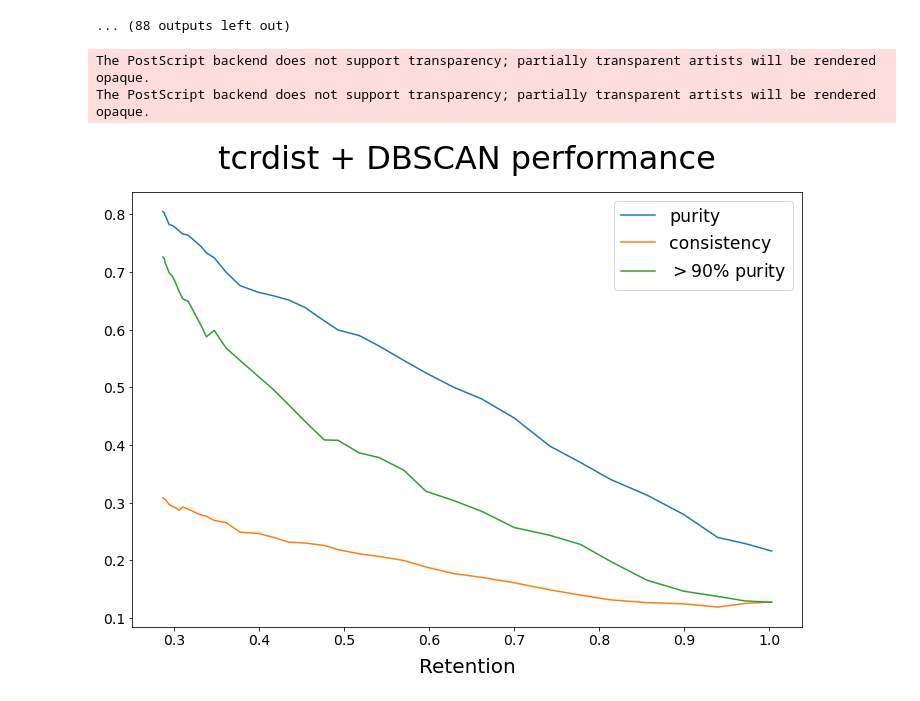
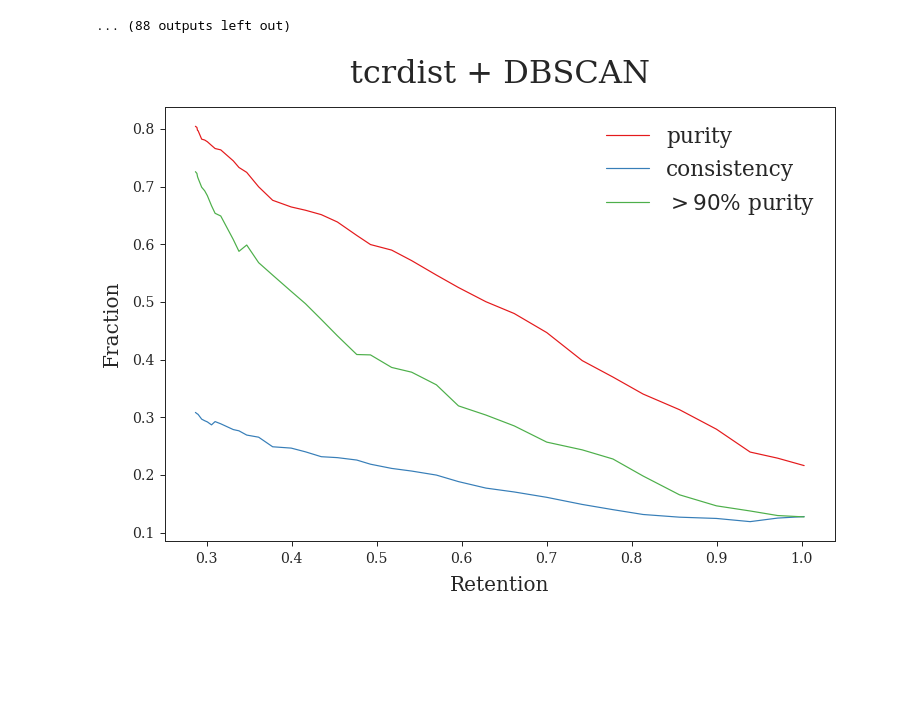
Before and after one commit to svalkiers/clusTCR, a Jupyter notebook: analysis/tcrdist_DBSCAN_parameters.ipynb, the cells around one changed output. Drawn from its saved outputs; the diff is of its cells as text; code cells hidden in the pictures; blank space fills up the shorter version.

```diff
--- a/analysis/tcrdist_DBSCAN_parameters.ipynb
+++ b/analysis/tcrdist_DBSCAN_parameters.ipynb
@@ -14,6 +18,12 @@ from tcrdist.repertoire import TCRrep
 from clustcr.input.datasets import vdjdb_tcrdist_small, vdjdb_epitopes_small
 from clustcr.clustering.metrics import Metrics
 from sklearn.cluster import DBSCAN
+# %%
+# plot styling
+plt.style.use(['seaborn-white', 'seaborn-paper'])
+plt.rc('font', family='serif')
+sns.set_palette('Set1')
+sns.set_context('paper', font_scale=1.3)    # single-column figure
 # %%
 data = vdjdb_tcrdist_small()
 data = data.drop_duplicates()
@@ -88,37 +98,35 @@ See the caveats in the documentation: https://pandas.pydata.org/pandas-docs/stab
   self.gt.drop_duplicates(inplace=True)
 ... (88 outputs left out)
 # %%
-res = pd.read_csv("../results/trdist_dbscan.tsv", sep="\t")
+res = pd.read_csv("results/trdist_dbscan.tsv", sep="\t")
 # %%
 res = res[res['threshold']<=190]
 # %%
 purity = res[res['metrics']=='purity']
 purity = purity.actual
 
 purity_90 = res[res['metrics']=='purity_90']
 purity_90 = purity_90.actual
 
 retention = res[res['metrics']=='retention']
 retention = retention.actual
 
 consistency = res[res['metrics']=='consistency']
 consistency = consistency.actual
 
 fig, ax = plt.subplots(figsize=(12,8))
 
 ax.plot(retention, purity, label='purity')
 ax.plot(retention, consistency, label='consistency')
 ax.plot(retention, purity_90, label='$> 90$% purity')
 
-ax.set_title('tcrdist + DBSCAN performance', fontsize = 32, y=1.04)
+ax.set_title('tcrdist + DBSCAN', fontsize = 32, y=1.04)
 ax.set_xlabel('Retention', fontsize = 20, labelpad = 10)
-ax.set_ylabel('')
+ax.set_ylabel('Fraction', fontsize = 20, labelpad=10)
 ax.tick_params(axis='both', which='major', labelsize=14)
 ax.tick_params(axis='both', which='minor', labelsize=8)
 ax.legend(fontsize = 'xx-large')
 
-fig.savefig("../results/figures/tcrdist_dbscan.eps", format="eps")
+fig.savefig("results/figures/tcrdist_dbscan.eps", format="eps")
 # %% [output]
-The PostScript backend does not support transparency; partially transparent artists will be rendered opaque.
-The PostScript backend does not support transparency; partially transparent artists will be rendered opaque.
-[figure, old version]
+[figure, new version]
```
Also changed, not shown: parts of 1 cell of this notebook, 6 other files.
